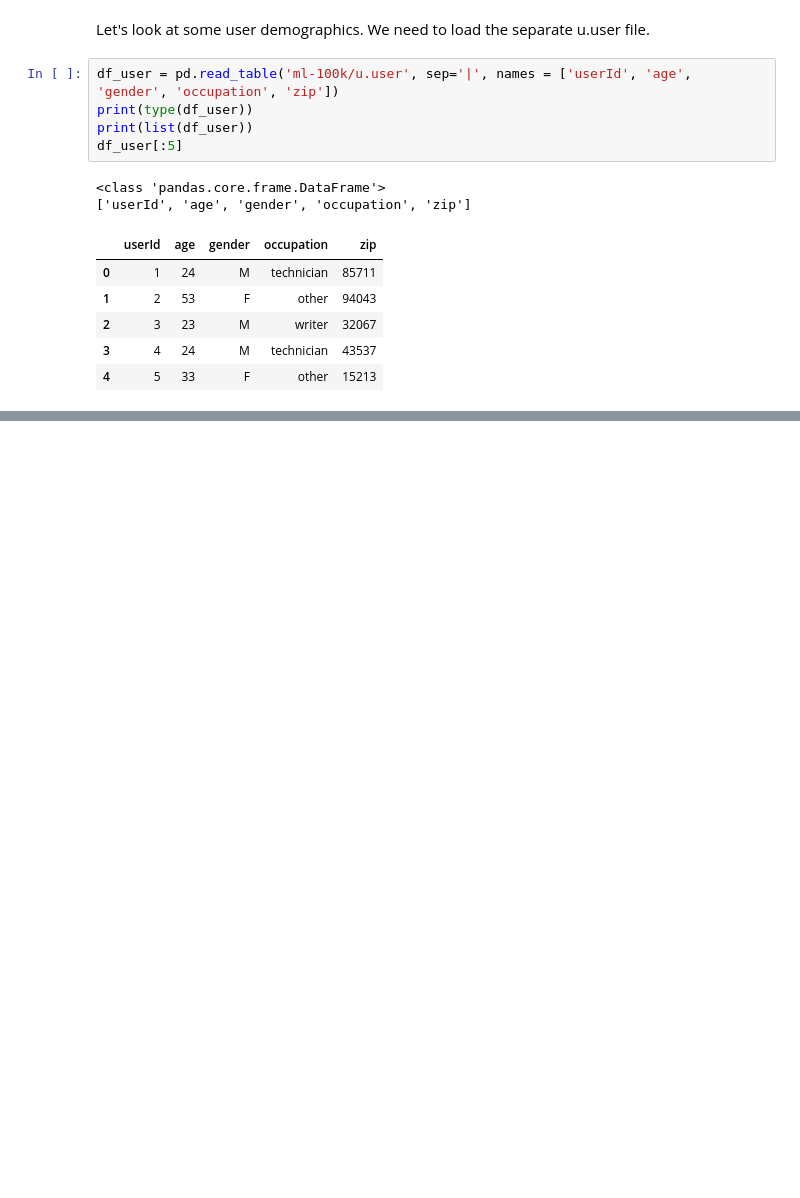
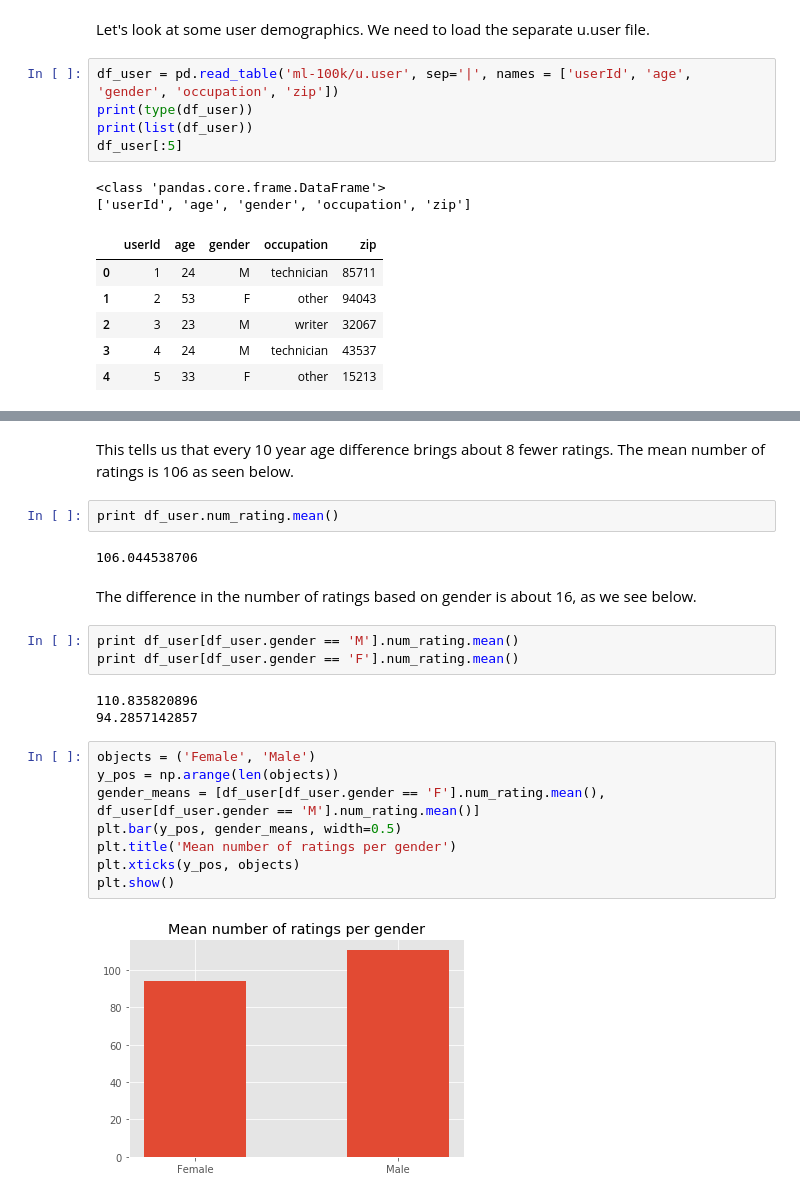
Before and after one commit to MLFontaine/data-science-side-projects, a Jupyter notebook: movielens_project/movielens_demographics_jupyter.ipynb, the cells around one changed output, grey strips where cells are left out. Cells and saved outputs as stored; diff of their text form; blank space fills up the shorter version.

```diff
--- a/movielens_project/movielens_demographics_jupyter.ipynb
+++ b/movielens_project/movielens_demographics_jupyter.ipynb
@@ -122 +192,25 @@ df_user[:5]
+# %% [markdown]
+This tells us that every 10 year age difference brings about 8 fewer ratings. The mean number of ratings is 106 as seen below.
+# %%
+print df_user.num_rating.mean()
+# %% [output]
+106.044538706
+# %% [markdown]
+The difference in the number of ratings based on gender is about 16, as we see below.
+# %%
+print df_user[df_user.gender == 'M'].num_rating.mean()
+print df_user[df_user.gender == 'F'].num_rating.mean()
+# %% [output]
+110.835820896
+94.2857142857
+# %%
+objects = ('Female', 'Male')
+y_pos = np.arange(len(objects))
+gender_means = [df_user[df_user.gender == 'F'].num_rating.mean(), df_user[df_user.gender == 'M'].num_rating.mean()]
+plt.bar(y_pos, gender_means, width=0.5)
+plt.title('Mean number of ratings per gender')
+plt.xticks(y_pos, objects)
+plt.show()
+# %% [output]
+[figure, added]
 # %% [markdown]
```
Also changed, not shown: parts of 14 cells of this notebook.
